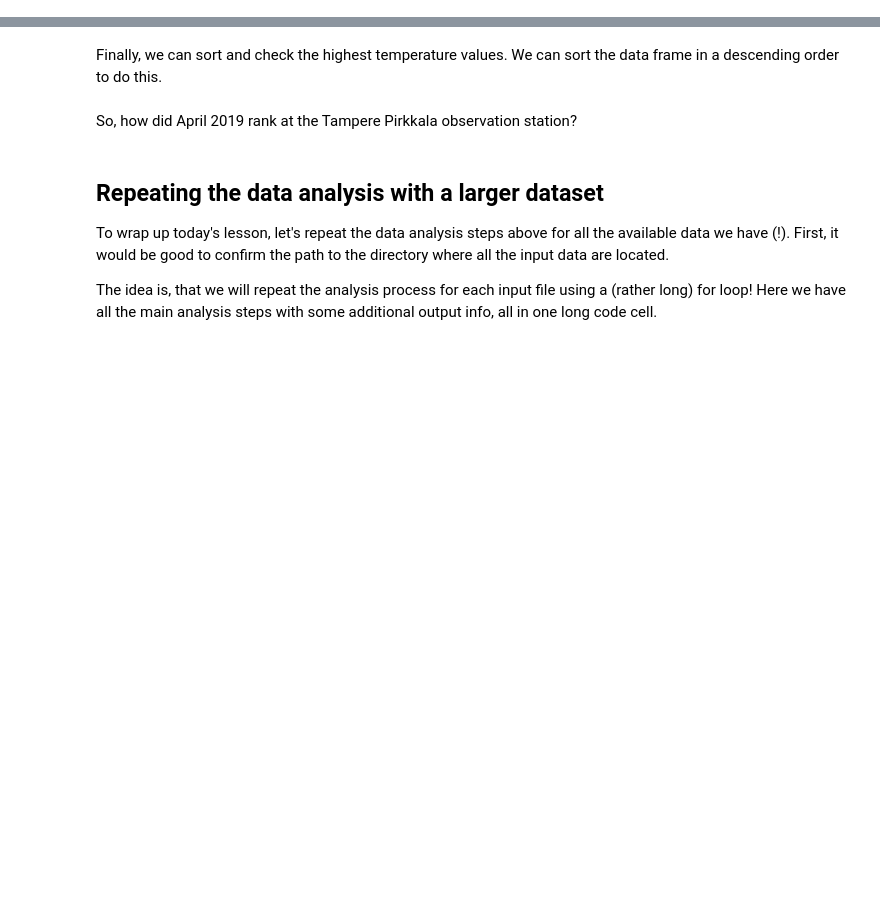
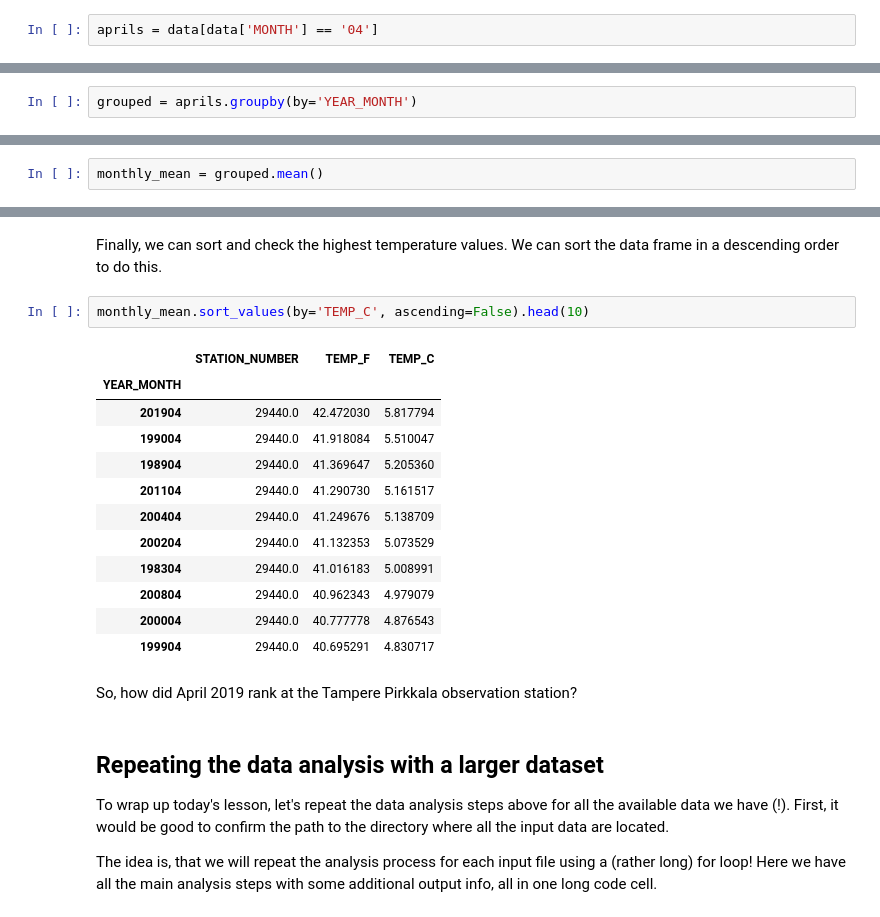
Before and after one commit to jeromemaiquez/geopython_notebooks, a Jupyter notebook: L6/advanced-data-processing-with-pandas.ipynb, the cells around one changed output, grey strips where cells are left out. Drawn from its saved outputs; the diff is of its cells as text; blank space fills up the shorter version.

```diff
--- a/L6/advanced-data-processing-with-pandas.ipynb
+++ b/L6/advanced-data-processing-with-pandas.ipynb
@@ -811,11 +896,17 @@ We can also achieve the same result by computing the mean of all columns for all
 Now that we have aggregated our data on monthly level, all we need to do is to sort our results in order to check which years had the warmest April temperatures. A simple approach is to select all Aprils from the data, group the data and check which group(s) have the highest mean value.
 
 We can start this by selecting all records that are from April (regardless of the year).
+# %%
+aprils = data[data['MONTH'] == '04']
 # %% [markdown]
 Next, we can take a subset of columns that might contain interesting information.
 # %%
 aprils = aprils[["STATION_NUMBER", "TEMP_F", "TEMP_C", "YEAR_MONTH"]]
 # %% [markdown]
 We can group by year and month.
+# %%
+grouped = aprils.groupby(by='YEAR_MONTH')
 # %% [markdown]
 And then we can calculate the mean for each group.
+# %%
+monthly_mean = grouped.mean()
@@ -822,5 +923,20 @@ And then we can calculate the mean for each group.
 # %% [markdown]
 Finally, we can sort and check the highest temperature values. We can sort the data frame in a descending order to do this.
+# %%
+monthly_mean.sort_values(by='TEMP_C', ascending=False).head(10)
+# %% [output]
+|  | STATION_NUMBER | TEMP_F | TEMP_C |
+| YEAR_MONTH |  |  |  |
+| 201904 | 29440.0 | 42.472030 | 5.817794 |
+| 199004 | 29440.0 | 41.918084 | 5.510047 |
+| 198904 | 29440.0 | 41.369647 | 5.205360 |
+| 201104 | 29440.0 | 41.290730 | 5.161517 |
+| 200404 | 29440.0 | 41.249676 | 5.138709 |
+| 200204 | 29440.0 | 41.132353 | 5.073529 |
+| 198304 | 29440.0 | 41.016183 | 5.008991 |
+| 200804 | 29440.0 | 40.962343 | 4.979079 |
+| 200004 | 29440.0 | 40.777778 | 4.876543 |
+| 199904 | 29440.0 | 40.695291 | 4.830717 |
 # %% [markdown]
 So, how did April 2019 rank at the Tampere Pirkkala observation station?
 # %% [markdown]
```
Also changed, not shown: parts of 20 cells of this notebook.
